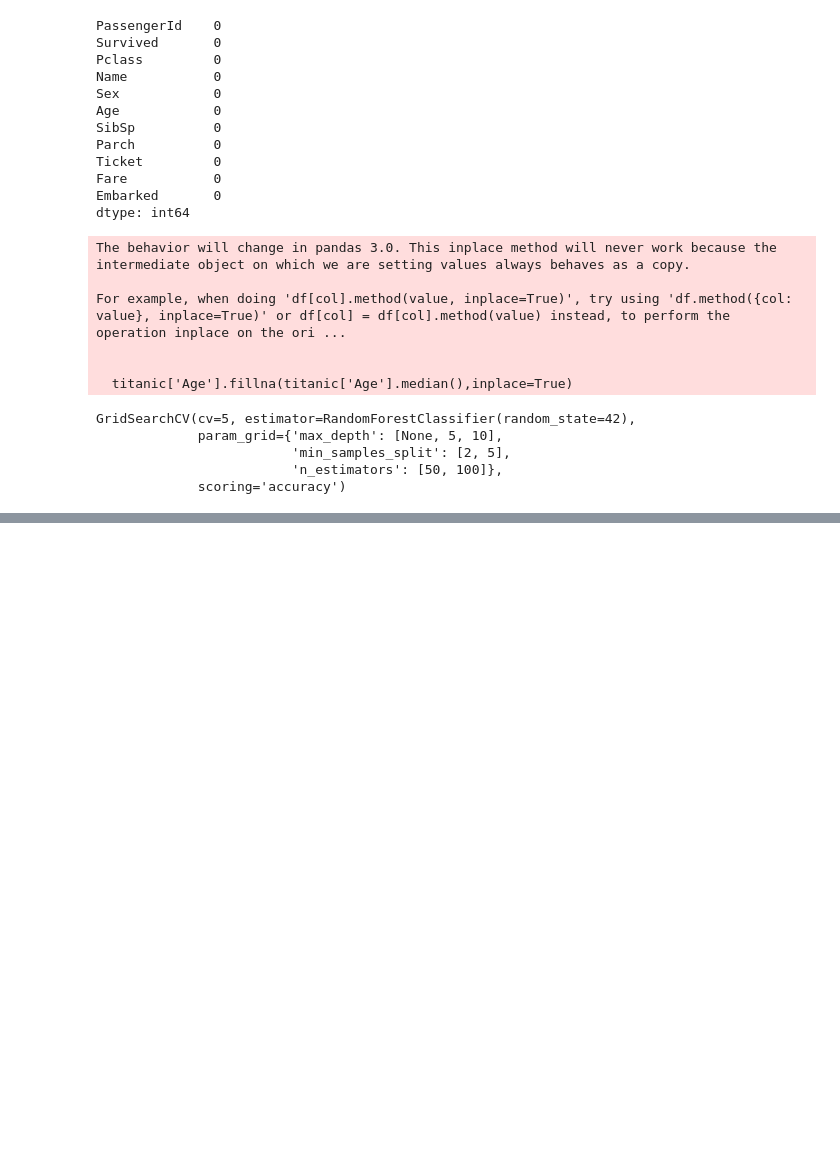
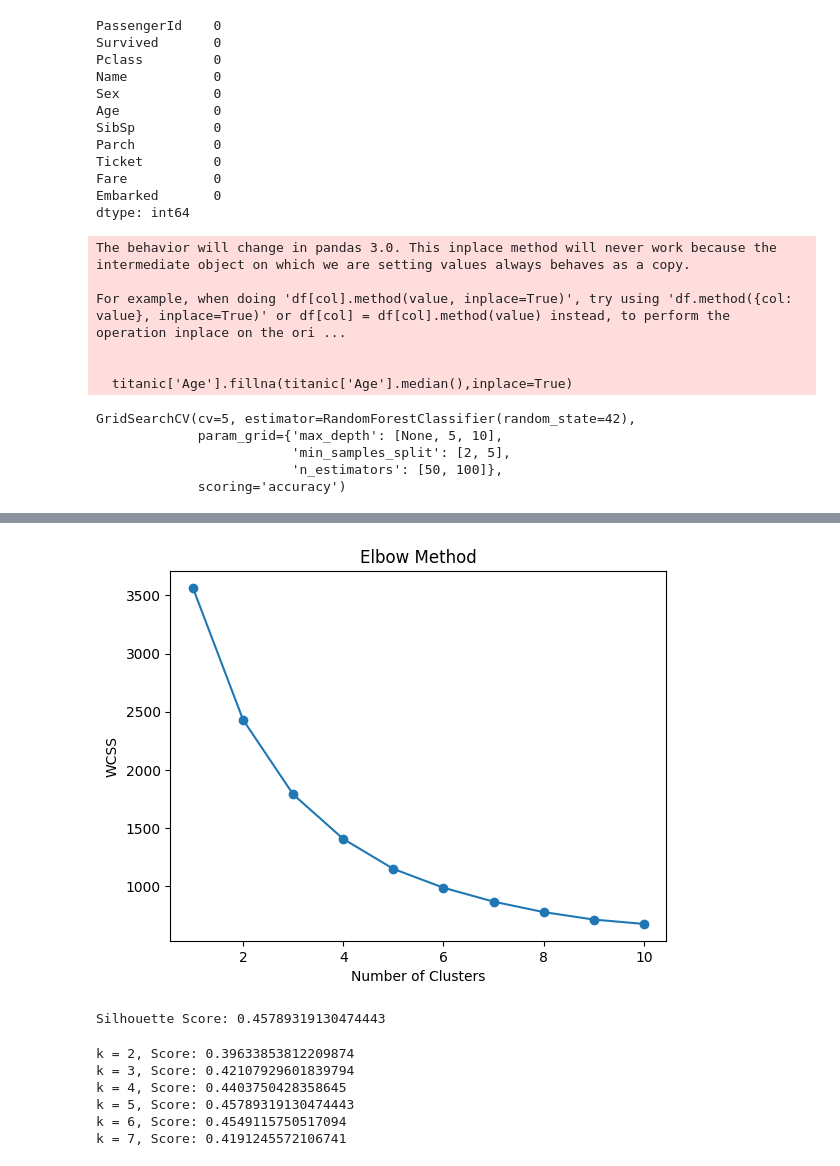
Before and after one commit to Fatima-05/GDGOC-AI-ML, a Jupyter notebook: Class15.ipynb, the cells around one changed output, grey strips where cells are left out. Cells and saved outputs as stored; diff of their text form; code cells hidden in the pictures; blank space fills up the shorter version.

```diff
--- a/Class15.ipynb
+++ b/Class15.ipynb
@@ -117,0 +124,7 @@ GridSearchCV(cv=5, estimator=RandomForestClassifier(random_state=42),
+# %%
+scaler=StandardScaler()
+X_scaled=scaler.fit_transform(X)
+kmeans=KMeans(n_clusters=5,random_state=42)
+clusters=kmeans.fit_predict(X_scaled)
+titanic['Clusters']=clusters
+titanic.head()
@@ -117,0 +138,33 @@ GridSearchCV(cv=5, estimator=RandomForestClassifier(random_state=42),
+# %%
+wcss=[]
+
+for k in range(1,11):
+    kmeans=KMeans(n_clusters=k,random_state=42)
+    kmeans.fit(X_scaled)
+    wcss.append(kmeans.inertia_)
+# %%
+plt.plot(range(1,11),wcss,marker='o')
+plt.xlabel("Number of Clusters")
+plt.ylabel("WCSS")
+plt.title("Elbow Method")
+plt.show()
+# %% [output]
+[figure, added]
+# %%
+score=silhouette_score(X_scaled,clusters)
+print("Silhouette Score:",score)
+# %% [output]
+Silhouette Score: 0.45789319130474443
+# %%
+for k in range( 2, 8):
+    kmeans = KMeans(n_clusters = k, random_state = 42)
+    labels = kmeans.fit_predict(X_scaled)
+    score = silhouette_score(X_scaled, labels)
+    print(f"k = {k}, Score: {score}")
+# %% [output]
+k = 2, Score: 0.39633853812209874
+k = 3, Score: 0.42107929601839794
+k = 4, Score: 0.4403750428358645
+k = 5, Score: 0.45789319130474443
+k = 6, Score: 0.4549115750517094
+k = 7, Score: 0.4191245572106741
```
Also changed, not shown: parts of 6 cells of this notebook.
